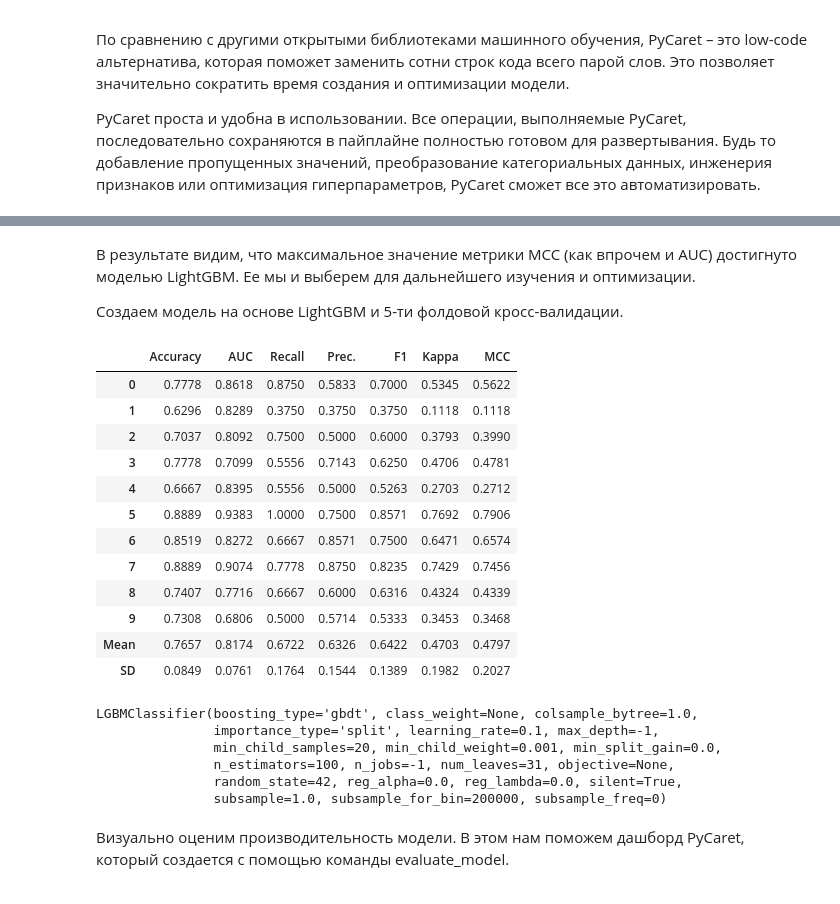
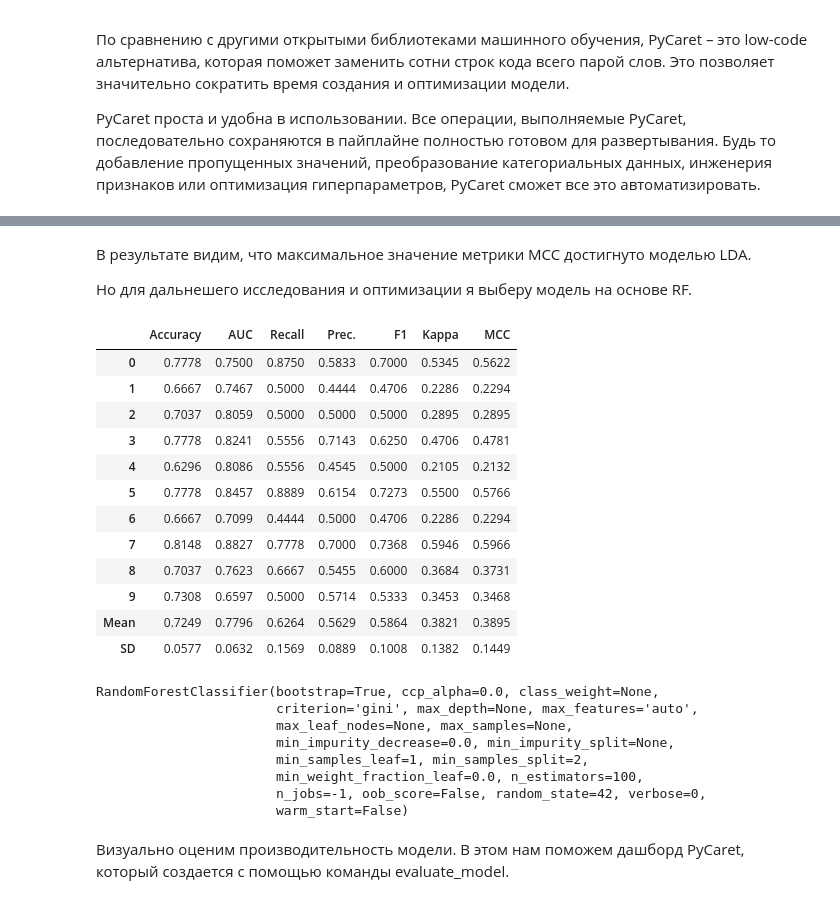
Before and after one commit to testdriver87/sf_diploma, a Jupyter notebook: diploma-by-petr-skokov-var-1.ipynb, the cells around one changed output, grey strips where cells are left out. Cells and saved outputs as stored; diff of their text form; code cells hidden in the pictures.

```diff
--- a/diploma-by-petr-skokov-var-1.ipynb
+++ b/diploma-by-petr-skokov-var-1.ipynb
@@ -306,31 +306,33 @@ LGBMClassifier(boosting_type='gbdt', class_weight=None, colsample_bytree=1.0,
 # %% [markdown]
-В результате видим, что максимальное значение метрики  MCC (как впрочем и AUC) достигнуто моделью LightGBM. Ее мы и выберем для дальнейшего изучения и оптимизации.
+В результате видим, что максимальное значение метрики  MCC достигнуто моделью LDA.
 
-Создаем модель на основе LightGBM и 5-ти фолдовой кросс-валидации.
+Но для дальнешего исследования и оптимизации я выберу модель на основе RF.
 # %%
 # Создадим модель на основе лучшей по результатам сравнения
-clf = create_model('lightgbm', fold=10)
+clf = create_model('rf', fold=10)
 print(clf)
 # %% [output]
 |  | Accuracy | AUC | Recall | Prec. | F1 | Kappa | MCC |
-| 0 | 0.7778 | 0.8618 | 0.8750 | 0.5833 | 0.7000 | 0.5345 | 0.5622 |
-| 1 | 0.6296 | 0.8289 | 0.3750 | 0.3750 | 0.3750 | 0.1118 | 0.1118 |
-| 2 | 0.7037 | 0.8092 | 0.7500 | 0.5000 | 0.6000 | 0.3793 | 0.3990 |
-| 3 | 0.7778 | 0.7099 | 0.5556 | 0.7143 | 0.6250 | 0.4706 | 0.4781 |
-| 4 | 0.6667 | 0.8395 | 0.5556 | 0.5000 | 0.5263 | 0.2703 | 0.2712 |
-| 5 | 0.8889 | 0.9383 | 1.0000 | 0.7500 | 0.8571 | 0.7692 | 0.7906 |
-| 6 | 0.8519 | 0.8272 | 0.6667 | 0.8571 | 0.7500 | 0.6471 | 0.6574 |
-| 7 | 0.8889 | 0.9074 | 0.7778 | 0.8750 | 0.8235 | 0.7429 | 0.7456 |
-| 8 | 0.7407 | 0.7716 | 0.6667 | 0.6000 | 0.6316 | 0.4324 | 0.4339 |
-| 9 | 0.7308 | 0.6806 | 0.5000 | 0.5714 | 0.5333 | 0.3453 | 0.3468 |
-| Mean | 0.7657 | 0.8174 | 0.6722 | 0.6326 | 0.6422 | 0.4703 | 0.4797 |
-| SD | 0.0849 | 0.0761 | 0.1764 | 0.1544 | 0.1389 | 0.1982 | 0.2027 |
+| 0 | 0.7778 | 0.7500 | 0.8750 | 0.5833 | 0.7000 | 0.5345 | 0.5622 |
+| 1 | 0.6667 | 0.7467 | 0.5000 | 0.4444 | 0.4706 | 0.2286 | 0.2294 |
+| 2 | 0.7037 | 0.8059 | 0.5000 | 0.5000 | 0.5000 | 0.2895 | 0.2895 |
+| 3 | 0.7778 | 0.8241 | 0.5556 | 0.7143 | 0.6250 | 0.4706 | 0.4781 |
+| 4 | 0.6296 | 0.8086 | 0.5556 | 0.4545 | 0.5000 | 0.2105 | 0.2132 |
+| 5 | 0.7778 | 0.8457 | 0.8889 | 0.6154 | 0.7273 | 0.5500 | 0.5766 |
+| 6 | 0.6667 | 0.7099 | 0.4444 | 0.5000 | 0.4706 | 0.2286 | 0.2294 |
+| 7 | 0.8148 | 0.8827 | 0.7778 | 0.7000 | 0.7368 | 0.5946 | 0.5966 |
+| 8 | 0.7037 | 0.7623 | 0.6667 | 0.5455 | 0.6000 | 0.3684 | 0.3731 |
+| 9 | 0.7308 | 0.6597 | 0.5000 | 0.5714 | 0.5333 | 0.3453 | 0.3468 |
+| Mean | 0.7249 | 0.7796 | 0.6264 | 0.5629 | 0.5864 | 0.3821 | 0.3895 |
+| SD | 0.0577 | 0.0632 | 0.1569 | 0.0889 | 0.1008 | 0.1382 | 0.1449 |
-LGBMClassifier(boosting_type='gbdt', class_weight=None, colsample_bytree=1.0,
-               importance_type='split', learning_rate=0.1, max_depth=-1,
-               min_child_samples=20, min_child_weight=0.001, min_split_gain=0.0,
-               n_estimators=100, n_jobs=-1, num_leaves=31, objective=None,
-               random_state=42, reg_alpha=0.0, reg_lambda=0.0, silent=True,
-               subsample=1.0, subsample_for_bin=200000, subsample_freq=0)
+RandomForestClassifier(bootstrap=True, ccp_alpha=0.0, class_weight=None,
+                       criterion='gini', max_depth=None, max_features='auto',
+                       max_leaf_nodes=None, max_samples=None,
+                       min_impurity_decrease=0.0, min_impurity_split=None,
+                       min_samples_leaf=1, min_samples_split=2,
+                       min_weight_fraction_leaf=0.0, n_estimators=100,
+                       n_jobs=-1, oob_score=False, random_state=42, verbose=0,
+                       warm_start=False)
 # %% [markdown]
 Визуально оценим производительность модели. В этом нам поможем дашборд PyCaret, который создается с помощью команды evaluate_model.
 # %%
```
Also changed, not shown: parts of 23 cells of this notebook.
